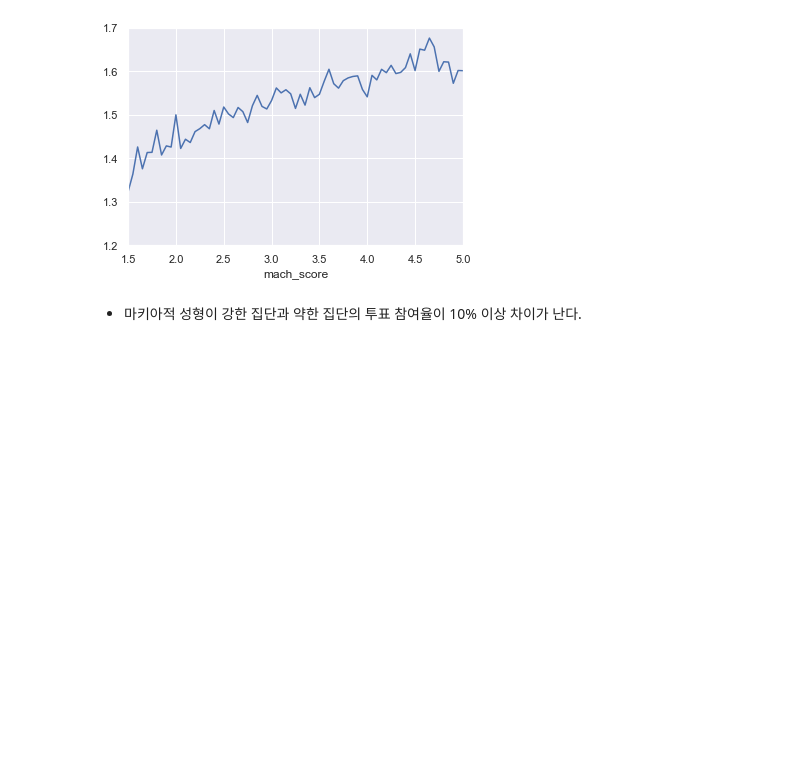
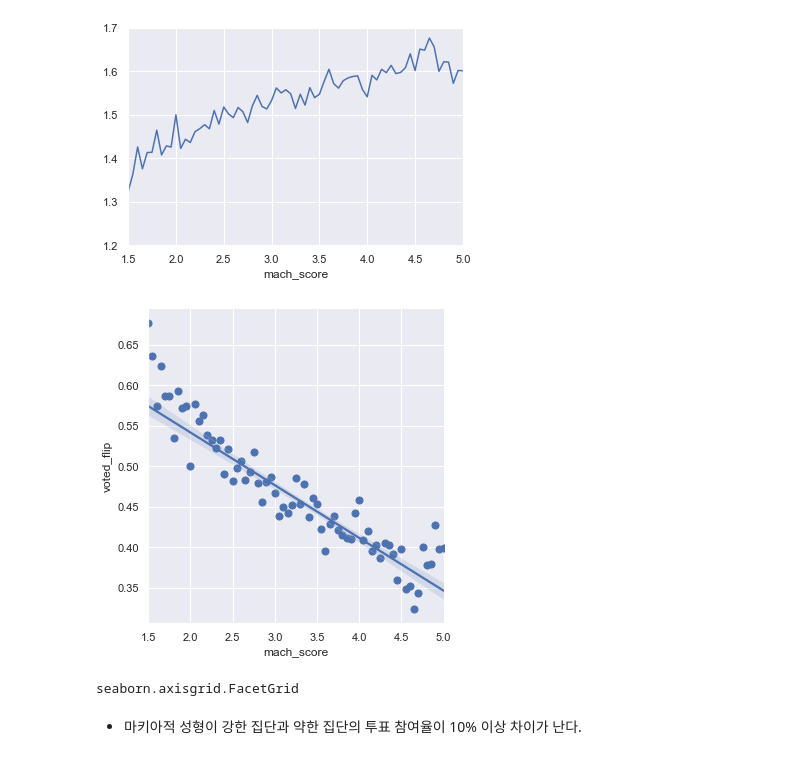
Before and after one commit to ineed-coffee/vote_prediction_from_Machiavellism_test, a Jupyter notebook: EDA/PoC/PoC with voted.ipynb, the cells around one changed output. Saved outputs shown, nothing was run; the diff lists cells and outputs as text; code cells hidden in the pictures; blank space fills up the shorter version.

```diff
--- a/EDA/PoC/PoC with voted.ipynb
+++ b/EDA/PoC/PoC with voted.ipynb
@@ -114,6 +137,18 @@ train.groupby(['mach_score'])['voted'].mean().plot(kind='line',rot=0,xlim=(1.5,5
 # %% [output]
 <matplotlib.axes._subplots.AxesSubplot at 0x...>
 [figure]
+# %%
+#sample = train.groupby(['mach_score'])['voted'].mean()
+sns.lmplot(data=train[train.mach_score>=1.5],x='mach_score',y='voted_flip',
+           x_estimator=np.mean,scatter=True,x_ci=None,palette='BuGn')
+fig = plt.gcf()
+fig.savefig(figpath+'mach_voted.png',dpi=fig.dpi,transparent=True)
+# %% [output]
+[figure, added]
+# %%
+type(g)
+# %% [output]
+seaborn.axisgrid.FacetGrid
 # %% [markdown]
 - 마키아적 성형이 강한 집단과 약한 집단의 투표 참여율이 10% 이상 차이가 난다.
 # %%
```
Also changed, not shown: parts of 7 cells of this notebook, 38 other files.
